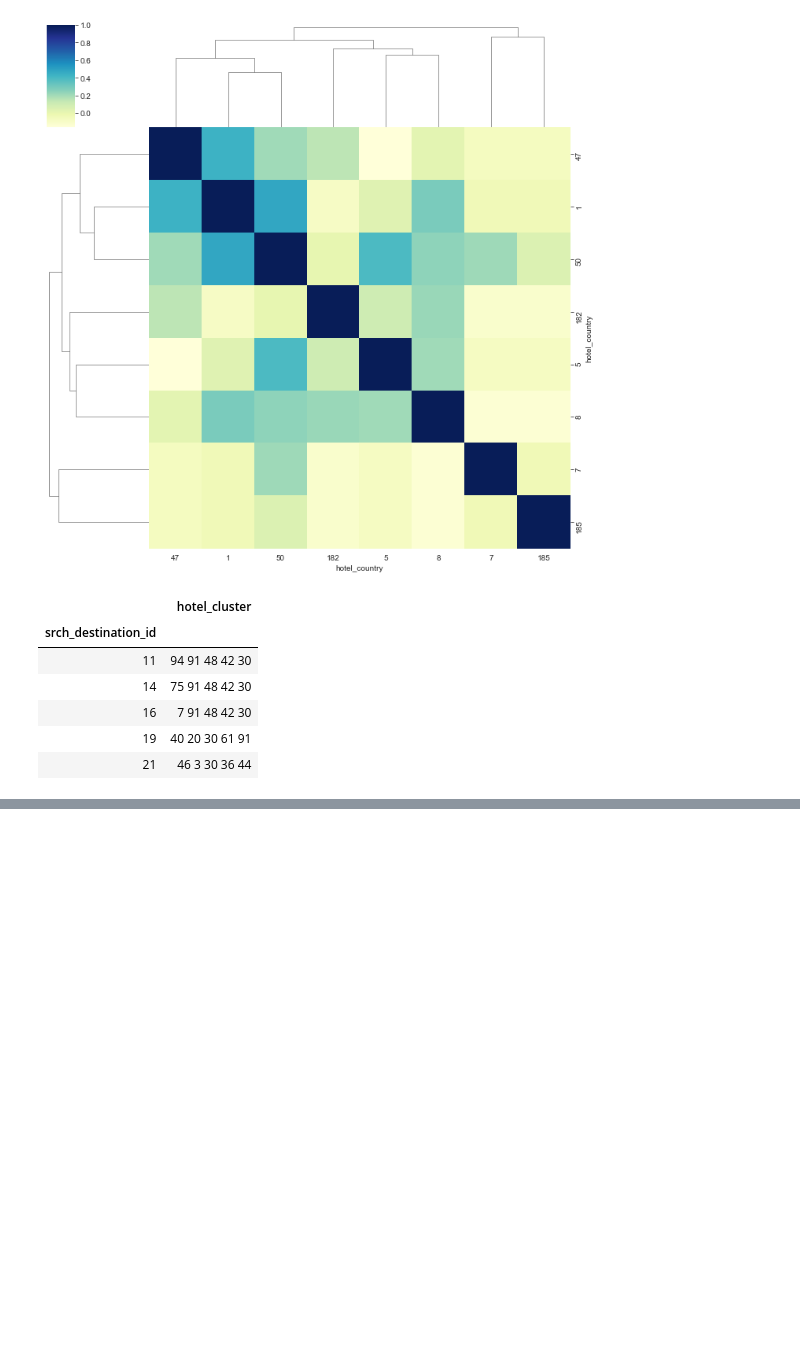
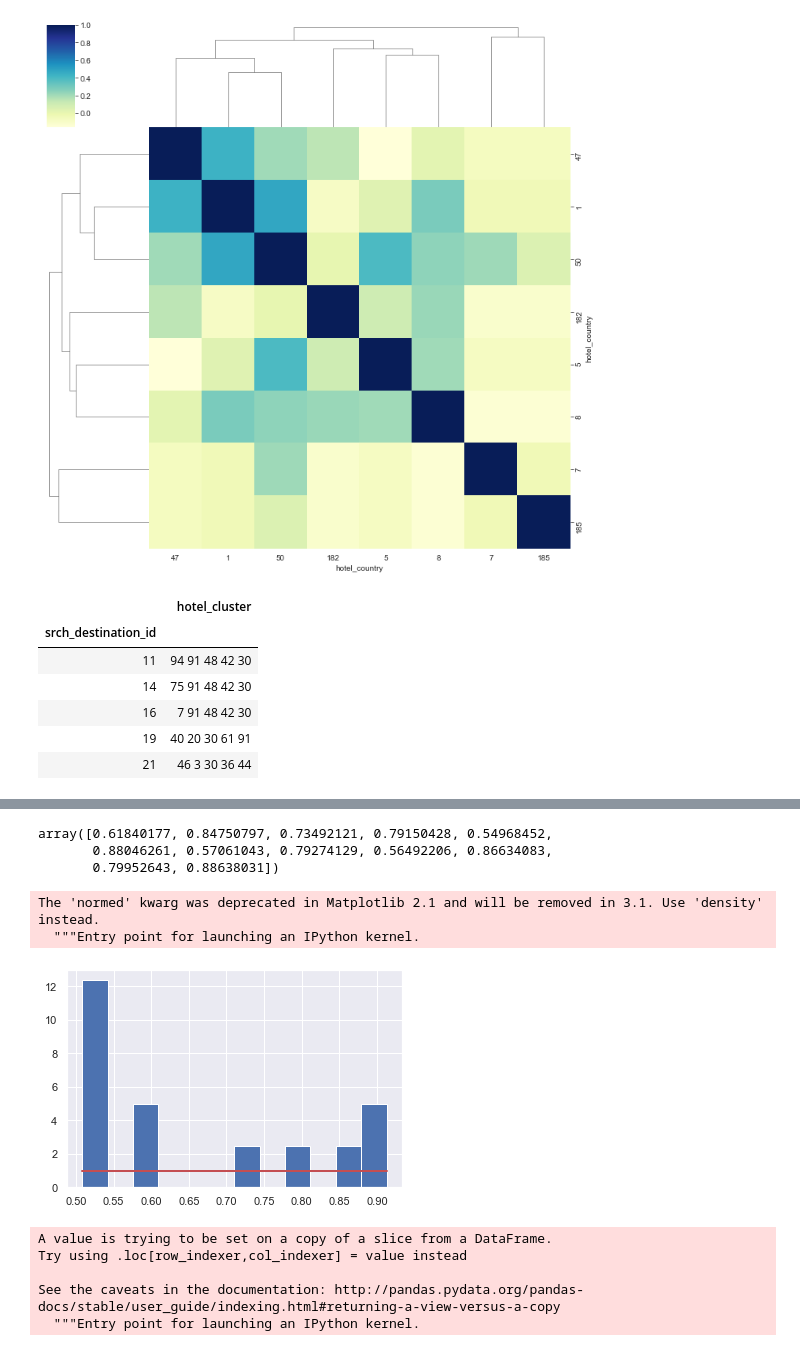
Before and after one commit to Hesbon5600/hotel-recommender, a Jupyter notebook: notebooks/Hotel Recommender System.ipynb, the cells around one changed output, grey strips where cells are left out. Saved outputs shown, nothing was run; the diff lists cells and outputs as text; code cells hidden in the pictures; blank space fills up the shorter version.

```diff
--- a/notebooks/Hotel Recommender System.ipynb
+++ b/notebooks/Hotel Recommender System.ipynb
@@ -303,0 +1430,14 @@ Y_pred = test_df["hotel_cluster"]
+# %%
+np.random.uniform(0.5,0.92,12)
+# %% [output]
+array([0.61840177, 0.84750797, 0.73492121, 0.79150428, 0.54968452,
+       0.88046261, 0.57061043, 0.79274129, 0.56492206, 0.86634083,
+       0.79952643, 0.88638031])
+# %%
+count, bins, ignored = plt.hist(np.random.uniform(0.5,0.92,12), 12, normed=True)
+plt.plot(bins, np.ones_like(bins), linewidth=2, color='r')
+plt.show()
+# %% [output]
+The 'normed' kwarg was deprecated in Matplotlib 2.1 and will be removed in 3.1. Use 'density' instead.
+  """Entry point for launching an IPython kernel.
+[figure, added]
@@ -303,0 +1446,8 @@ Y_pred = test_df["hotel_cluster"]
+# %%
+df_acts['value_dates_trial'] = df_acts['value_dates '].apply(random_date)
+# %% [output]
+A value is trying to be set on a copy of a slice from a DataFrame.
+Try using .loc[row_indexer,col_indexer] = value instead
+
+See the caveats in the documentation: http://pandas.pydata.org/pandas-docs/stable/user_guide/indexing.html#returning-a-view-versus-a-copy
+  """Entry point for launching an IPython kernel.
```
Also changed, not shown: parts of 120 cells of this notebook, 3 other files.
